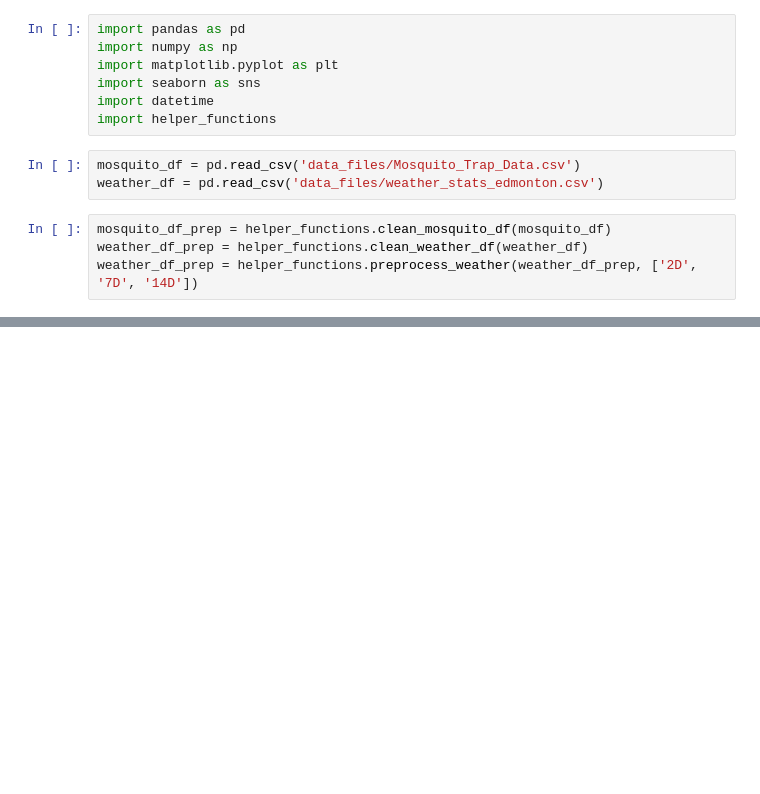
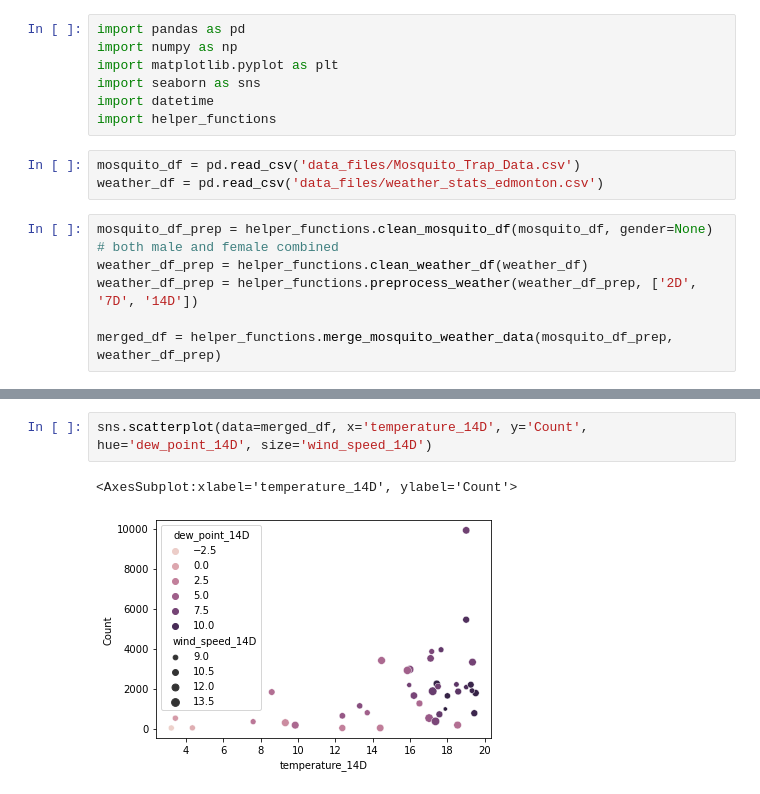
Before and after one commit to sharyar/vigilant-meme, a Jupyter notebook: task1_notebook.ipynb, the cells around one changed output, grey strips where cells are left out. Saved outputs shown, nothing was run; the diff lists cells and outputs as text; blank space fills up the shorter version.

Commit message:
feat: adds some basic visualization to see relationship between features

```diff
--- a/task1_notebook.ipynb
+++ b/task1_notebook.ipynb
@@ -9,6 +9,8 @@ import helper_functions
 mosquito_df = pd.read_csv('data_files/Mosquito_Trap_Data.csv')
 weather_df = pd.read_csv('data_files/weather_stats_edmonton.csv')
 # %%
-mosquito_df_prep = helper_functions.clean_mosquito_df(mosquito_df)
+mosquito_df_prep = helper_functions.clean_mosquito_df(mosquito_df, gender=None) # both male and female combined
 weather_df_prep = helper_functions.clean_weather_df(weather_df)
 weather_df_prep = helper_functions.preprocess_weather(weather_df_prep, ['2D', '7D', '14D'])
+
+merged_df = helper_functions.merge_mosquito_weather_data(mosquito_df_prep, weather_df_prep)
@@ -33,0 +39,5 @@ weather_df_prep = helper_functions.preprocess_weather(weather_df_prep, ['2D', '7
+# %%
+sns.scatterplot(data=merged_df, x='temperature_14D', y='Count', hue='dew_point_14D', size='wind_speed_14D')
+# %% [output]
+<AxesSubplot:xlabel='temperature_14D', ylabel='Count'>
+[figure, added]
```
Also changed, not shown: parts of 2 cells of this notebook.
